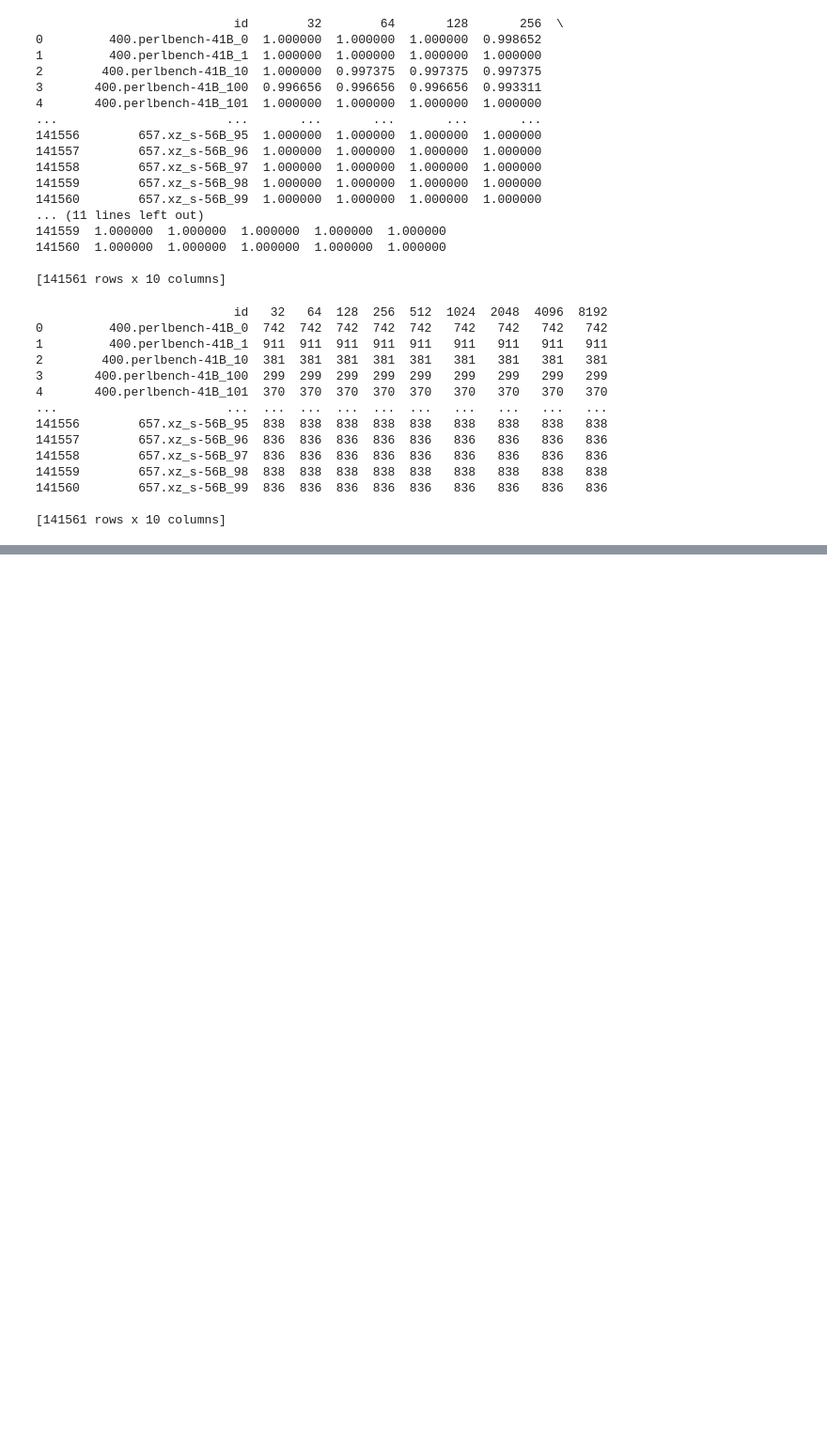
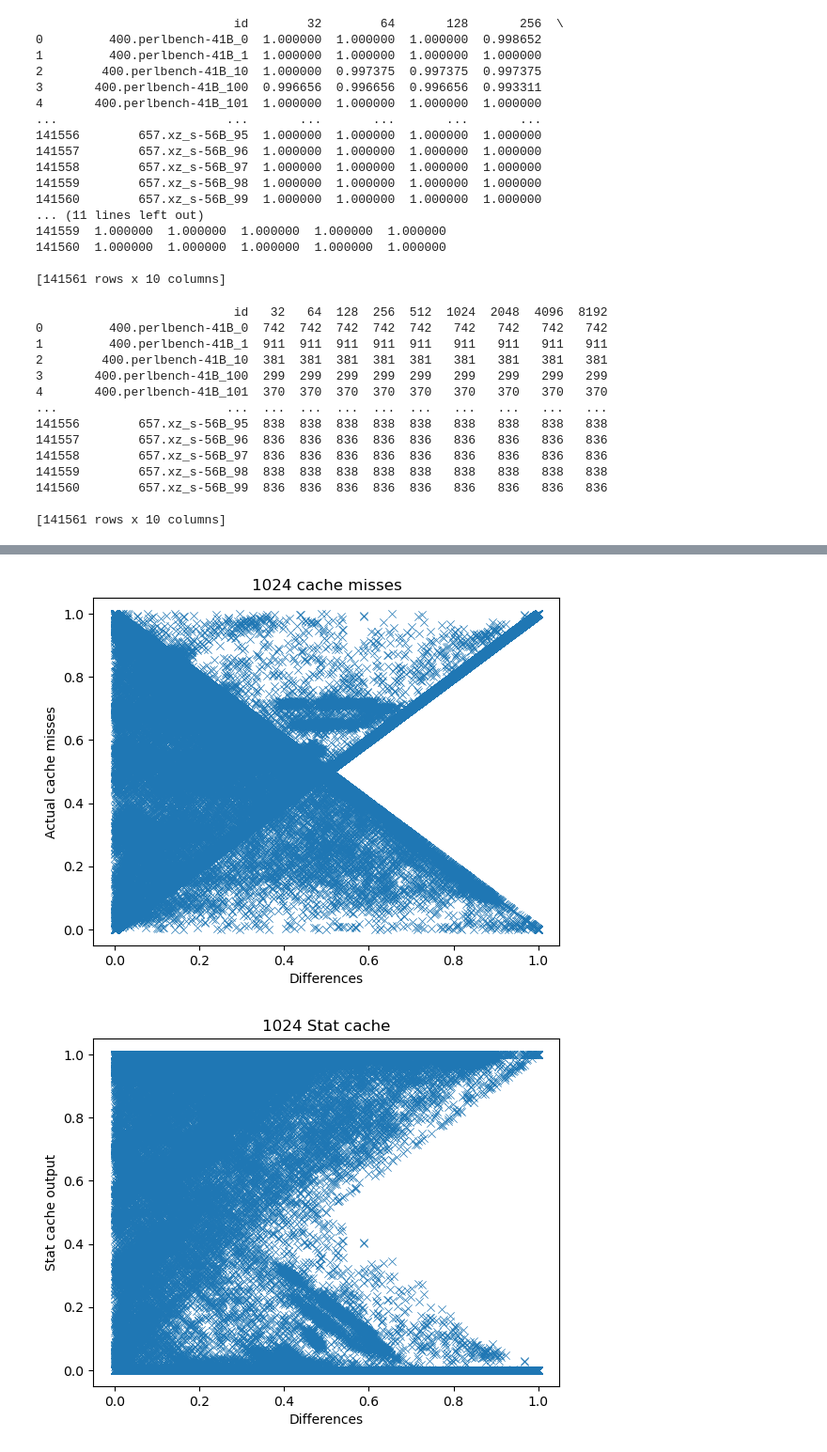
Before and after one commit to MarkRamosS/CacheEstimator, a Jupyter notebook: statCache.ipynb, the cells around one changed output, grey strips where cells are left out. Shown at 94% size. Cells and saved outputs as stored; diff of their text form; code cells hidden in the pictures; blank space fills up the shorter version.

```diff
--- a/statCache.ipynb
+++ b/statCache.ipynb
@@ -151,0 +162,15 @@ for i in ['1024','2048','4096','8192']:
+# %%
+for i in ['1024','2048','4096','8192']:
+    plt.title(i + ' cache misses')
+    plt.ylabel('Actual cache misses')
+    plt.xlabel('Differences')
+    plt.scatter(bdf['diffs_2048'], bdf['cm_2048'], marker='x', linewidths = 0.5)
+    plt.show()
+    plt.title(i + ' Stat cache')
+    plt.ylabel('Stat cache output')
+    plt.xlabel('Differences')
+    plt.scatter(bdf['diffs_2048'], bdf['sc_2048'], marker='x', linewidths = 0.5)
+    plt.show()
+# %% [output]
+[figure, added]
+[figure, added]
```
Also changed, not shown: parts of 8 cells of this notebook, 1 other file.
